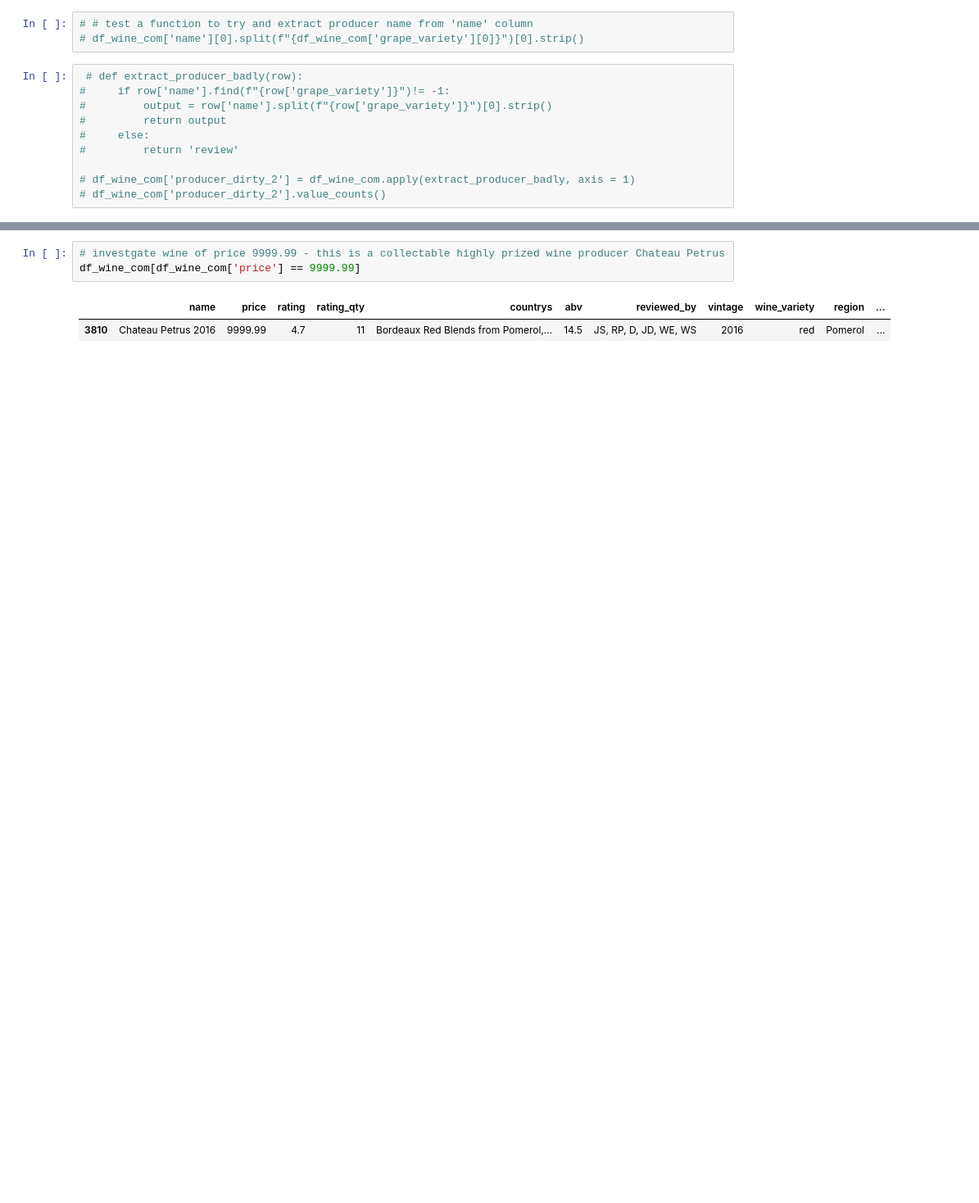
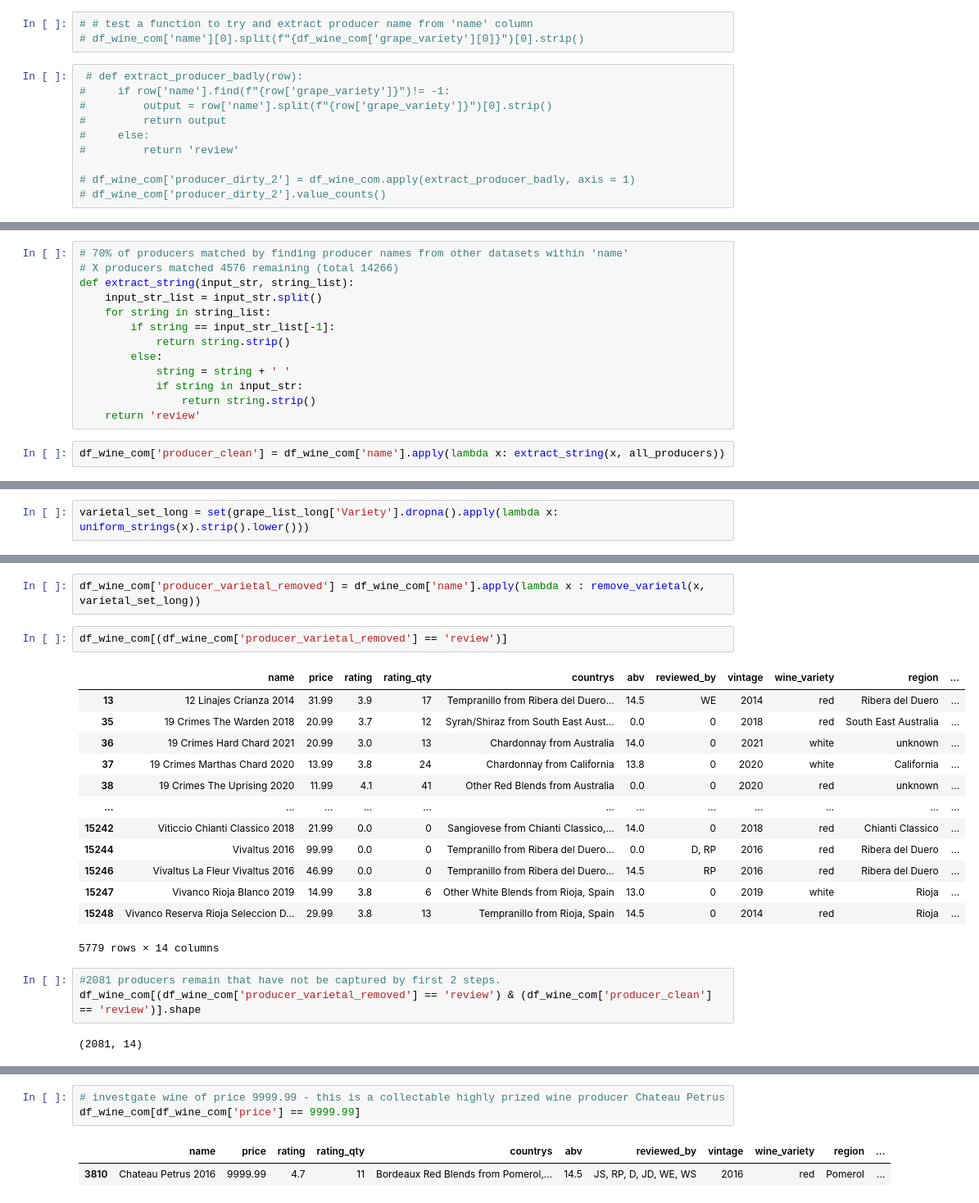
Before and after one commit to acdaniel864/capstone, a Jupyter notebook: 01_data_cleaning.ipynb, the cells around one changed output, grey strips where cells are left out. Shown: that part at 82% size. Drawn from its saved outputs; the diff is of its cells as text; blank space fills up the shorter version.

Commit message:
cleaning complete

```diff
--- a/01_data_cleaning.ipynb
+++ b/01_data_cleaning.ipynb
@@ -467,0 +586,15 @@ Name: count, Length: 14261, dtype: int64
+# %%
+# 70% of producers matched by finding producer names from other datasets within 'name'
+# X producers matched 4576 remaining (total 14266)
+def extract_string(input_str, string_list):
+    input_str_list = input_str.split()
+    for string in string_list:
+        if string == input_str_list[-1]:
+            return string.strip()
+        else:
+            string = string + ' '
+            if string in input_str:
+                return string.strip()
+    return 'review'
+# %%
+df_wine_com['producer_clean'] = df_wine_com['name'].apply(lambda x: extract_string(x, all_producers))
@@ -467,0 +685,2 @@ Name: count, Length: 14261, dtype: int64
+# %%
+varietal_set_long = set(grape_list_long['Variety'].dropna().apply(lambda x: uniform_strings(x).strip().lower()))
@@ -467,0 +697,23 @@ Name: count, Length: 14261, dtype: int64
+# %%
+df_wine_com['producer_varietal_removed'] = df_wine_com['name'].apply(lambda x : remove_varietal(x, varietal_set_long))
+# %%
+df_wine_com[(df_wine_com['producer_varietal_removed'] == 'review')]
+# %% [output]
+|  | name | price | rating | rating_qty | countrys | abv | reviewed_by | vintage | wine_variety | region | ... |
+| 13 | 12 Linajes Crianza 2014 | 31.99 | 3.9 | 17 | Tempranillo from Ribera del Duero... | 14.5 | WE | 2014 | red | Ribera del Duero | ... |
+| 35 | 19 Crimes The Warden 2018 | 20.99 | 3.7 | 12 | Syrah/Shiraz from South East Aust... | 0.0 | 0 | 2018 | red | South East Australia | ... |
+| 36 | 19 Crimes Hard Chard 2021 | 20.99 | 3.0 | 13 | Chardonnay from Australia | 14.0 | 0 | 2021 | white | unknown | ... |
+| 37 | 19 Crimes Marthas Chard 2020 | 13.99 | 3.8 | 24 | Chardonnay from California | 13.8 | 0 | 2020 | white | California | ... |
+| 38 | 19 Crimes The Uprising 2020 | 11.99 | 4.1 | 41 | Other Red Blends from Australia | 0.0 | 0 | 2020 | red | unknown | ... |
+| ... | ... | ... | ... | ... | ... | ... | ... | ... | ... | ... | ... |
+| 15242 | Viticcio Chianti Classico 2018 | 21.99 | 0.0 | 0 | Sangiovese from Chianti Classico,... | 14.0 | 0 | 2018 | red | Chianti Classico | ... |
+| 15244 | Vivaltus 2016 | 99.99 | 0.0 | 0 | Tempranillo from Ribera del Duero... | 0.0 | D, RP | 2016 | red | Ribera del Duero | ... |
+| 15246 | Vivaltus La Fleur Vivaltus 2016 | 46.99 | 0.0 | 0 | Tempranillo from Ribera del Duero... | 14.5 | RP | 2016 | red | Ribera del Duero | ... |
+| 15247 | Vivanco Rioja Blanco 2019 | 14.99 | 3.8 | 6 | Other White Blends from Rioja, Spain | 13.0 | 0 | 2019 | white | Rioja | ... |
+| 15248 | Vivanco Reserva Rioja Seleccion D... | 29.99 | 3.8 | 13 | Tempranillo from Rioja, Spain | 14.5 | 0 | 2014 | red | Rioja | ... |
+5779 rows × 14 columns
+# %%
+#2081 producers remain that have not be captured by first 2 steps.
+df_wine_com[(df_wine_com['producer_varietal_removed'] == 'review') & (df_wine_com['producer_clean'] == 'review')].shape
+# %% [output]
+(2081, 14)
```
Also changed, not shown: parts of 126 cells of this notebook, 4 other files.
